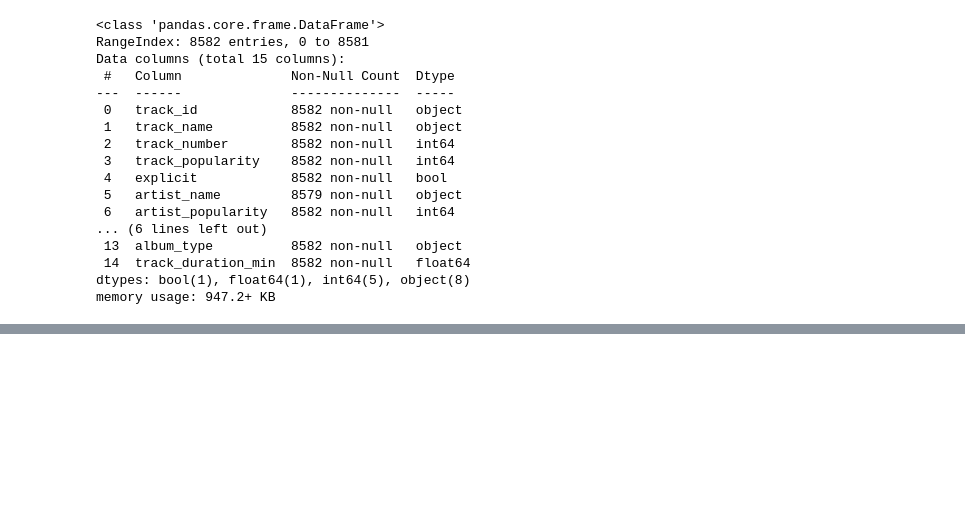
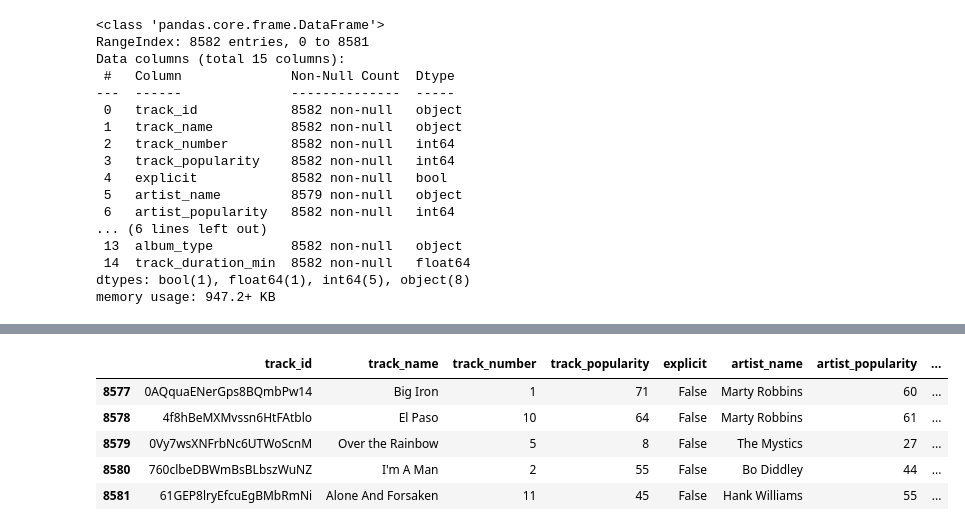
Before and after one commit to mikkiliavinash/python-eda-project, a Jupyter notebook: notebooks/01_data_loading.ipynb, the cells around one changed output, grey strips where cells are left out. Cells and saved outputs as stored; diff of their text form; code cells hidden in the pictures; blank space fills up the shorter version.

```diff
--- a/notebooks/01_data_loading.ipynb
+++ b/notebooks/01_data_loading.ipynb
@@ -32,0 +57,10 @@ memory usage: 947.2+ KB
+# %%
+df.tail()
+#shows last 5 rows of data
+# %% [output]
+|  | track_id | track_name | track_number | track_popularity | explicit | artist_name | artist_popularity | ... |
+| 8577 | 0AQquaENerGps8BQmbPw14 | Big Iron | 1 | 71 | False | Marty Robbins | 60 | ... |
+| 8578 | 4f8hBeMXMvssn6HtFAtblo | El Paso | 10 | 64 | False | Marty Robbins | 61 | ... |
+| 8579 | 0Vy7wsXNFrbNc6UTWoScnM | Over the Rainbow | 5 | 8 | False | The Mystics | 27 | ... |
+| 8580 | 760clbeDBWmBsBLbszWuNZ | I'm A Man | 2 | 55 | False | Bo Diddley | 44 | ... |
+| 8581 | 61GEP8lryEfcuEgBMbRmNi | Alone And Forsaken | 11 | 45 | False | Hank Williams | 55 | ... |
```
Also changed, not shown: parts of 16 cells of this notebook, 1 other file.
